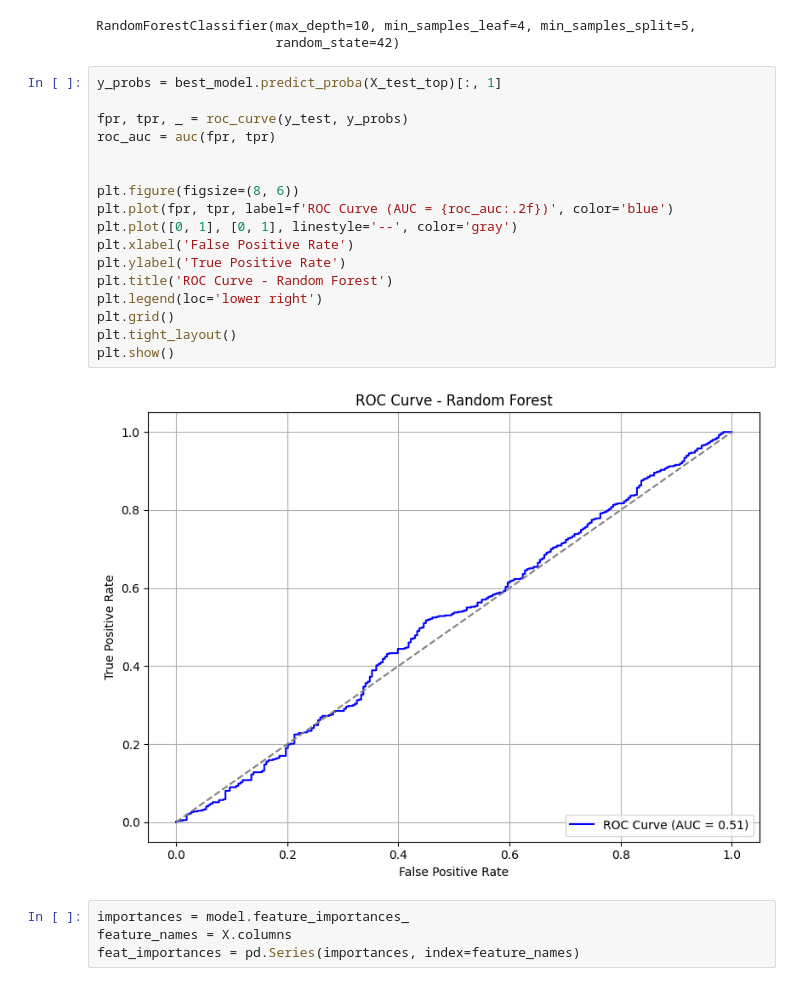
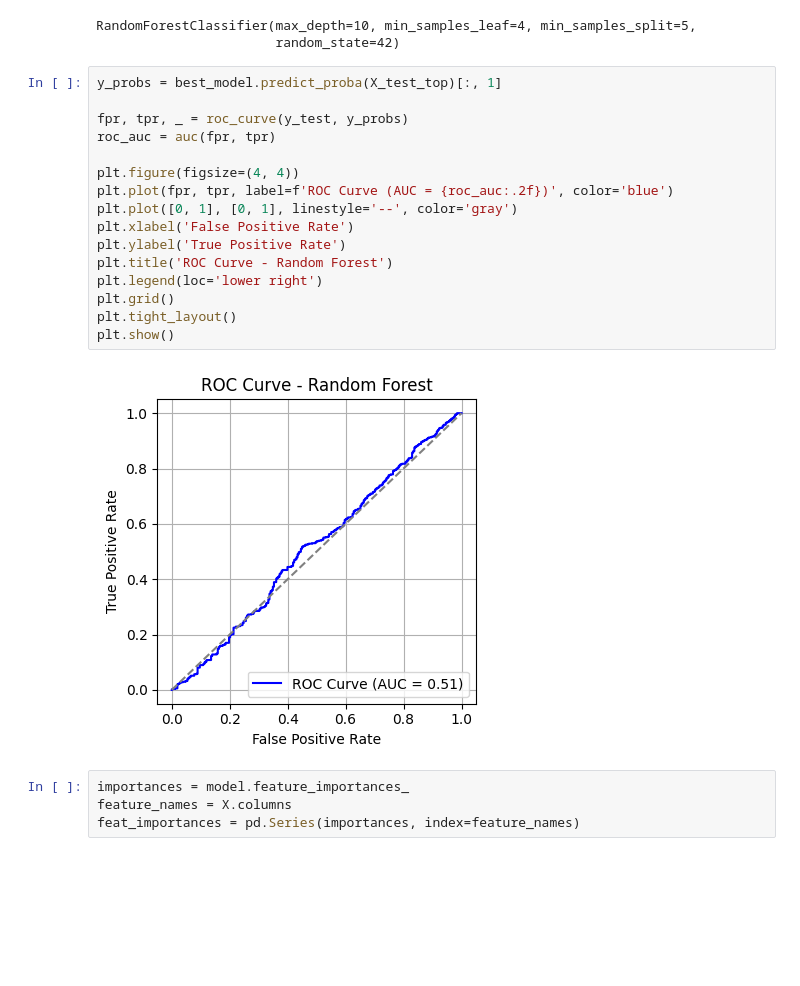
Before and after one commit to MichaelYemane707/breast_cancer_prediction, a Jupyter notebook: RandomForestClassifier.ipynb, the cells around one changed output. Cells and saved outputs as stored; diff of their text form; blank space fills up the shorter version.

```diff
--- a/RandomForestClassifier.ipynb
+++ b/RandomForestClassifier.ipynb
@@ -122,22 +124,21 @@ RandomForestClassifier(max_depth=10, min_samples_leaf=4, min_samples_split=5,
 # %%
 y_probs = best_model.predict_proba(X_test_top)[:, 1]
 
 fpr, tpr, _ = roc_curve(y_test, y_probs)
 roc_auc = auc(fpr, tpr)
 
-
-plt.figure(figsize=(8, 6))
+plt.figure(figsize=(4, 4))
 plt.plot(fpr, tpr, label=f'ROC Curve (AUC = {roc_auc:.2f})', color='blue')
 plt.plot([0, 1], [0, 1], linestyle='--', color='gray')
 plt.xlabel('False Positive Rate')
 plt.ylabel('True Positive Rate')
 plt.title('ROC Curve - Random Forest')
 plt.legend(loc='lower right')
 plt.grid()
 plt.tight_layout()
 plt.show()
 # %% [output]
-[figure, old version]
+[figure, new version]
 # %%
 importances = model.feature_importances_
 feature_names = X.columns
```
Also changed, not shown: parts of 14 cells of this notebook.
